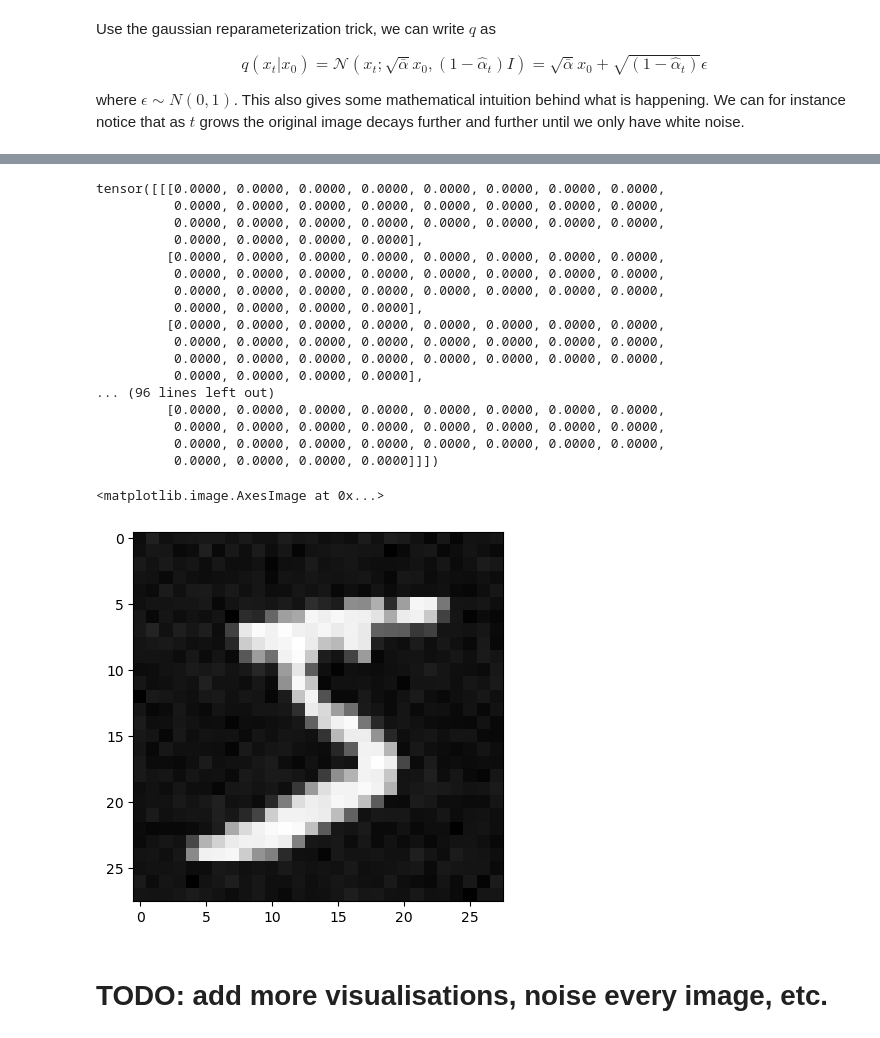
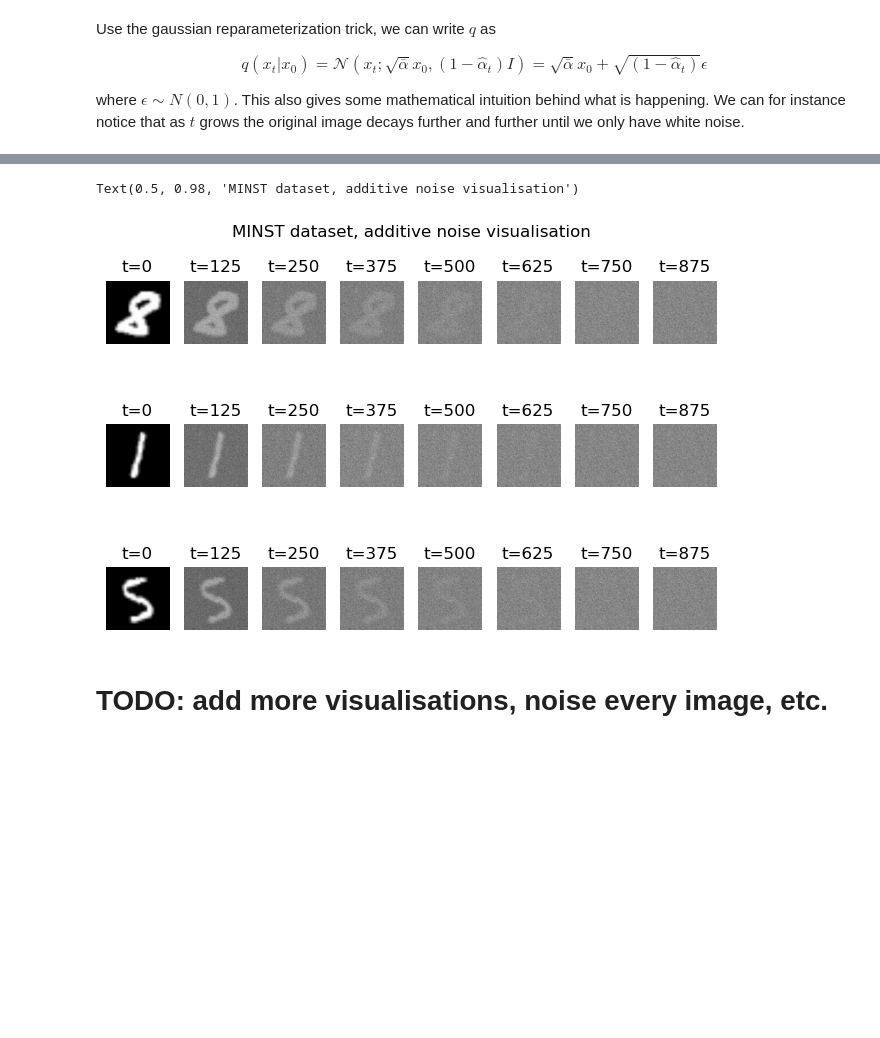
Before and after one commit to pyrysj/diffusion-models-prioject, a Jupyter notebook: base-model-notebook.ipynb, the cells around one changed output, grey strips where cells are left out. Saved outputs shown, nothing was run; the diff lists cells and outputs as text; code cells hidden in the pictures; blank space fills up the shorter version.

Commit message:
Added visualisation of additive noise

```diff
--- a/base-model-notebook.ipynb
+++ b/base-model-notebook.ipynb
@@ -83,35 +72,36 @@ tensor([0.9999, 0.9999, 0.9999, 0.9998, 0.9998, 0.9998, 0.9998, 0.9998, 0.9997,
-# %%
-# allows us to test different time intervals - can be used for visualisation etc.
-t = 5
-alpha_bar = torch.prod(alphas[:t])
-
-test_image, l = base_images[0]
-
-x_t = torch.sqrt(alpha_bar)*test_image + torch.sqrt(1-alpha_bar)*eps
-
-display(test_image)
-
-plt.imshow(x_t.squeeze(),cmap="gray")
-# %% [output]
-tensor([[[0.0000, 0.0000, 0.0000, 0.0000, 0.0000, 0.0000, 0.0000, 0.0000,
-          0.0000, 0.0000, 0.0000, 0.0000, 0.0000, 0.0000, 0.0000, 0.0000,
-          0.0000, 0.0000, 0.0000, 0.0000, 0.0000, 0.0000, 0.0000, 0.0000,
-          0.0000, 0.0000, 0.0000, 0.0000],
-         [0.0000, 0.0000, 0.0000, 0.0000, 0.0000, 0.0000, 0.0000, 0.0000,
-          0.0000, 0.0000, 0.0000, 0.0000, 0.0000, 0.0000, 0.0000, 0.0000,
-          0.0000, 0.0000, 0.0000, 0.0000, 0.0000, 0.0000, 0.0000, 0.0000,
-          0.0000, 0.0000, 0.0000, 0.0000],
-         [0.0000, 0.0000, 0.0000, 0.0000, 0.0000, 0.0000, 0.0000, 0.0000,
-          0.0000, 0.0000, 0.0000, 0.0000, 0.0000, 0.0000, 0.0000, 0.0000,
-          0.0000, 0.0000, 0.0000, 0.0000, 0.0000, 0.0000, 0.0000, 0.0000,
-          0.0000, 0.0000, 0.0000, 0.0000],
-... (96 lines left out)
-         [0.0000, 0.0000, 0.0000, 0.0000, 0.0000, 0.0000, 0.0000, 0.0000,
-          0.0000, 0.0000, 0.0000, 0.0000, 0.0000, 0.0000, 0.0000, 0.0000,
-          0.0000, 0.0000, 0.0000, 0.0000, 0.0000, 0.0000, 0.0000, 0.0000,
-          0.0000, 0.0000, 0.0000, 0.0000]]])
-<matplotlib.image.AxesImage at 0x...>
-[figure, removed]
+# %%
+# helper function to add noise
+# we could consider checking that image is a suitable type
+def add_noise(input_image, t):
+    alpha_bar = torch.prod(alphas[:t])
+    output = torch.sqrt(alpha_bar)*input_image + torch.sqrt(1-alpha_bar)*eps
+    return output
+# %%
+# allows us to test different time intervals - can be used for visualisation etc.
+test_image, l = base_images[0]
+x_t = add_noise(test_image, t=1000)
+
+# basically we use the same value for steps and columns - but to make it clearer we do the assignment explicitly
+# 6 steps for now
+cols, rows = 8,3
+steps = np.floor(T/cols)
+time_int = torch.arange(0,T,step=steps,dtype=int)
+
+fig, axs = plt.subplots(rows,cols)
+for i in range(0,rows):
+    sample_idx = torch.randint(len(base_images), size=(1,)).item()
+    img, label = base_images[sample_idx]
+    for j in range(0,cols):
+        # add noise to image stepwise
+        noised_image = add_noise(img, time_int[j])
+        axs[i,j].imshow(noised_image.squeeze(),cmap="gray")
+        axs[i,j].axis('off')
+        axs[i,j].set_title(f't={time_int[j]}')
+fig.tight_layout()
+fig.suptitle("MINST dataset, additive noise visualisation")
+# %% [output]
+Text(0.5, 0.98, 'MINST dataset, additive noise visualisation')
+[figure, added]
 # %% [markdown]
 # TODO: add more visualisations, noise every image, etc.
 # %% [markdown]
```
Also changed, not shown: parts of 5 cells of this notebook.
